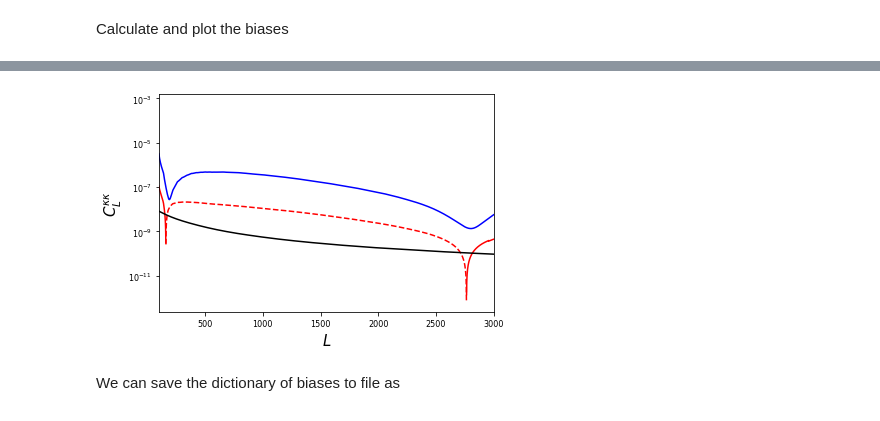
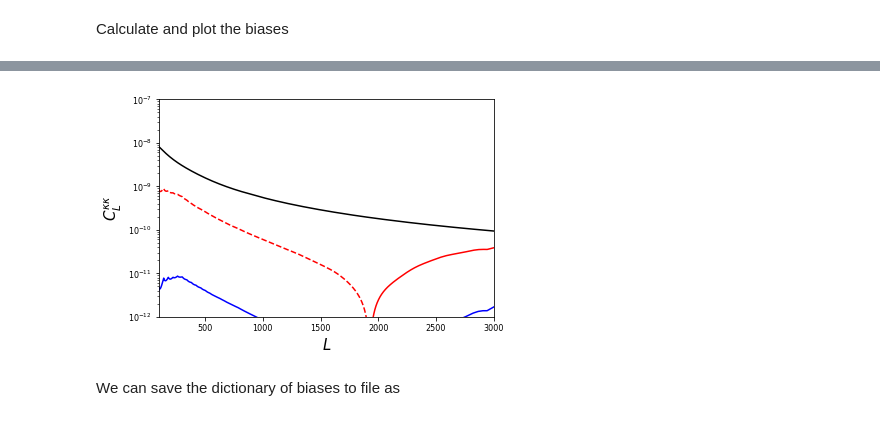
Before and after one commit to abaleato/CosmoBLENDER, a Jupyter notebook: notebooks/example_pipeline.ipynb, the cells around one changed output, grey strips where cells are left out. Cells and saved outputs as stored; diff of their text form; code cells hidden in the pictures.

```diff
--- a/notebooks/example_pipeline.ipynb
+++ b/notebooks/example_pipeline.ipynb
@@ -36,10 +36,10 @@ fg_cleaning_dict = {'MV_ILC_bool':MV_ILC_bool, 'deproject_CIB':deproject_CIB, 'd
 # %%
 SPT_properties = {'nlev_t': np.array([18.]),
                   'beam_size':np.array([1.]),
-                  'freq_GHz': np.array([150.])}
+                  'freq_GHz': np.array([143.])}
 
 # Initialise experiments with various different mass cuts
-SPT_5e15 = qest.experiment(lmax = 3500, massCut_Mvir=5e15, **SPT_properties, **fg_cleaning_dict)
+SPT_5e15 = qest.experiment(lmax = 3000, massCut_Mvir=5e15, **SPT_properties, **fg_cleaning_dict)
 # %%
 SO_properties = {'nlev_t': np.array([52., 27., 5.8, 6.3, 15., 37.]),
                  'beam_size':np.array([7.4, 5.1, 2.2, 1.4, 1.0, 0.9]),
@@ -49,7 +49,7 @@ SO_properties = {'nlev_t': np.array([52., 27., 5.8, 6.3, 15., 37.]),
 SO_5e15 = qest.experiment(lmax = 4000, massCut_Mvir=5e15, **SO_properties, **fg_cleaning_dict)
 # %%
 # Choose an experiment
-experiment = SO_5e15
+experiment = SPT_5e15
 # %% [markdown]
 One can later inspect the properties by doing
 # %%
@@ -88,7 +90,7 @@ We can also calculate the secondary bispectrum bias though this is considerably
 # %% [markdown]
 Calculate and plot the biases
 # %%
-which_bias = 'tsz' # 'tsz' or 'cib' or 'mixed'
+which_bias = 'mixed' # 'tsz' or 'cib' or 'mixed'
 
 # Calculate secondary bispectrum bias? Note that this is a lot slower that the other implemented terms
 get_secondary_bispec_bias = False
@@ -149,40 +141,40 @@ if breakdown:
 
     plt.plot(experiment.biases['ells'], scaling * trispec_2h_pos, color='b', label=r'{} trispec. bias, 2h '.format(which_bias), ls='-.')
     plt.plot(experiment.biases['ells'], scaling * trispec_2h_neg, color='b', ls='-.')
 
 plt.plot(experiment.biases['ells'], scaling * prim_bispec_tot_pos, color='r',label=r'{} prim. bispec. bias, tot'.format(which_bias))
 plt.plot(experiment.biases['ells'], scaling * prim_bispec_tot_neg, color='r', ls='--')
 
 if breakdown:
     plt.plot(experiment.biases['ells'], scaling * prim_bispec_1h_pos, color='r', label=r'{} prim. bispec. bias, 1h '.format(which_bias), ls=':')
     plt.plot(experiment.biases['ells'], scaling * prim_bispec_1h_neg, color='r', ls=':')
 
     plt.plot(experiment.biases['ells'], scaling * prim_bispec_2h_pos, color='r', label=r'{} prim. bispec. bias, 2h '.format(which_bias), ls='-.')
     plt.plot(experiment.biases['ells'], scaling * prim_bispec_2h_neg, color='r', ls='-.')
 
 if get_secondary_bispec_bias:
     plt.plot(experiment_2ndarybispec.biases['second_bispec_bias_ells'], scaling_second_bispec_bias * sec_bispec_tot_pos, color='orange',label=r'{} sec. bispec. bias, tot'.format(which_bias))
     plt.plot(experiment_2ndarybispec.biases['second_bispec_bias_ells'], scaling_second_bispec_bias * sec_bispec_tot_neg, color='orange', ls='--')
 
-if breakdown:
-    plt.plot(experiment.biases['second_bispec_bias_ells'], scaling_second_bispec_bias * sec_bispec_1h_pos, color='orange', label=r'{} sec. bispec. bias, 1h '.format(which_bias), ls=':')
-    plt.plot(experiment.biases['second_bispec_bias_ells'], scaling_second_bispec_bias * sec_bispec_1h_neg, color='orange', ls=':')
+    if breakdown:
+        plt.plot(experiment.biases['second_bispec_bias_ells'], scaling_second_bispec_bias * sec_bispec_1h_pos, color='orange', label=r'{} sec. bispec. bias, 1h '.format(which_bias), ls=':')
+        plt.plot(experiment.biases['second_bispec_bias_ells'], scaling_second_bispec_bias * sec_bispec_1h_neg, color='orange', ls=':')
 
-    #plt.plot(experiment.biases['second_bispec_bias_ells'], scaling_second_bispec_bias * sec_bispec_2h_pos, color='gold', label=r'{} sec. bispec. bias, 2h '.format(which_bias), ls='-.')
-    #plt.plot(experiment.biases['second_bispec_bias_ells'], scaling_second_bispec_bias * sec_bispec_2h_neg, color='gold', ls='-.')
+        #plt.plot(experiment.biases['second_bispec_bias_ells'], scaling_second_bispec_bias * sec_bispec_2h_pos, color='gold', label=r'{} sec. bispec. bias, 2h '.format(which_bias), ls='-.')
+        #plt.plot(experiment.biases['second_bispec_bias_ells'], scaling_second_bispec_bias * sec_bispec_2h_neg, color='gold', ls='-.')
 
 plt.plot(experiment.cl_unl.ls, 0.05* experiment.cl_unl.ls**4 * experiment.cl_unl.clpp /4.,'k')
 plt.yscale('log')
 plt.ylabel(r'$C_L^{\kappa\kappa}$',fontsize=15)
 plt.xlabel(r'$L$',fontsize=15)
 plt.xlim([100,3000])
-#plt.ylim([1e-11,1e-7])
+plt.ylim([1e-12,1e-7])
 
 ax = plt.gca()
 ax.tick_params(axis='both', which='major', labelsize=8)
 ax.tick_params(axis='both', which='minor', labelsize=8)
 # %% [output]
-[figure, old version]
+[figure, new version]
 # %% [markdown]
 We can save the dictionary of biases to file as
 # %%
```
Also changed, not shown: parts of 4 cells of this notebook, 1 other file.
